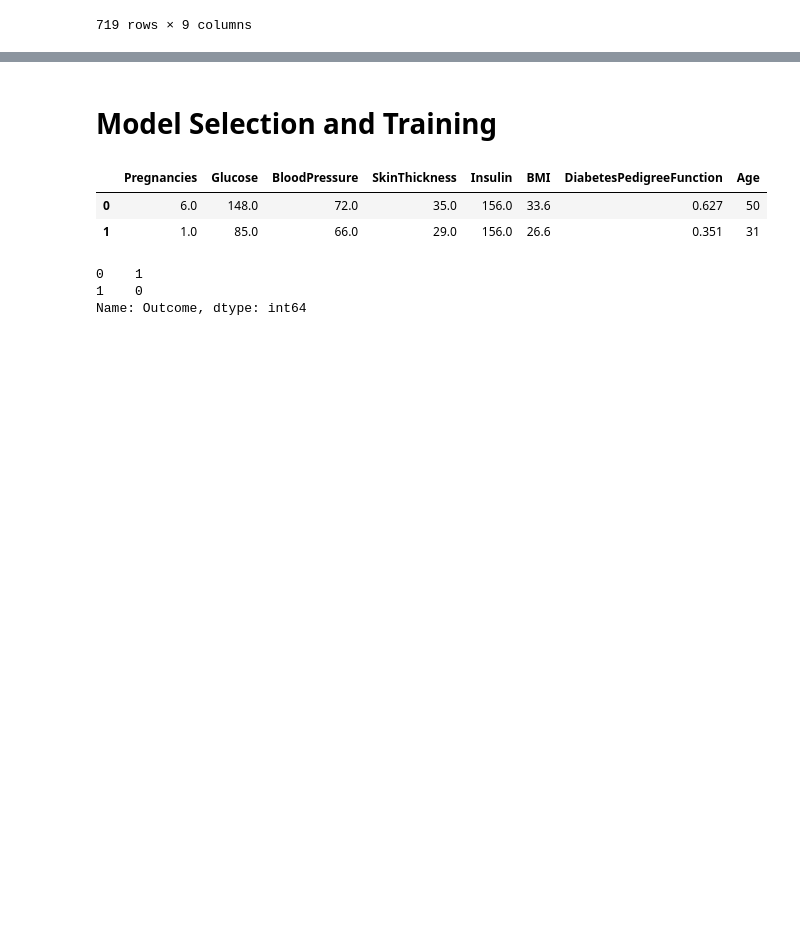
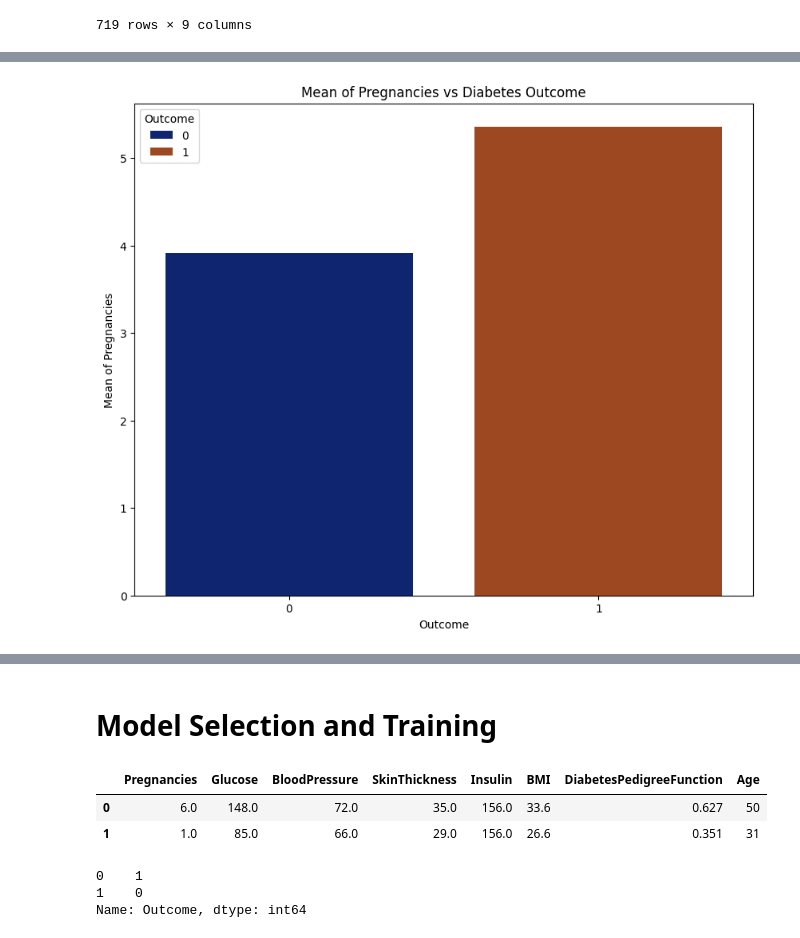
Before and after one commit to Srikhanth14/Diabetes_Prediction, a Jupyter notebook: Diabetes.ipynb, the cells around one changed output, grey strips where cells are left out. Drawn from its saved outputs; the diff is of its cells as text; code cells hidden in the pictures; blank space fills up the shorter version.

```diff
--- a/Diabetes.ipynb
+++ b/Diabetes.ipynb
@@ -435,0 +319,10 @@ data_filtered
+# %%
+# Mean of Pregnancies vs Diabetes Outcome
+plt.figure(figsize=(10,8))
+sns.barplot(x='Outcome', y='Pregnancies', hue='Outcome',data=data_filtered,errorbar=None,palette='dark')
+plt.title('Mean of Pregnancies vs Diabetes Outcome')
+plt.xlabel('Outcome')
+plt.ylabel('Mean of Pregnancies')
+plt.show()
+# %% [output]
+[figure, added]
```
Also changed, not shown: parts of 45 cells of this notebook.
